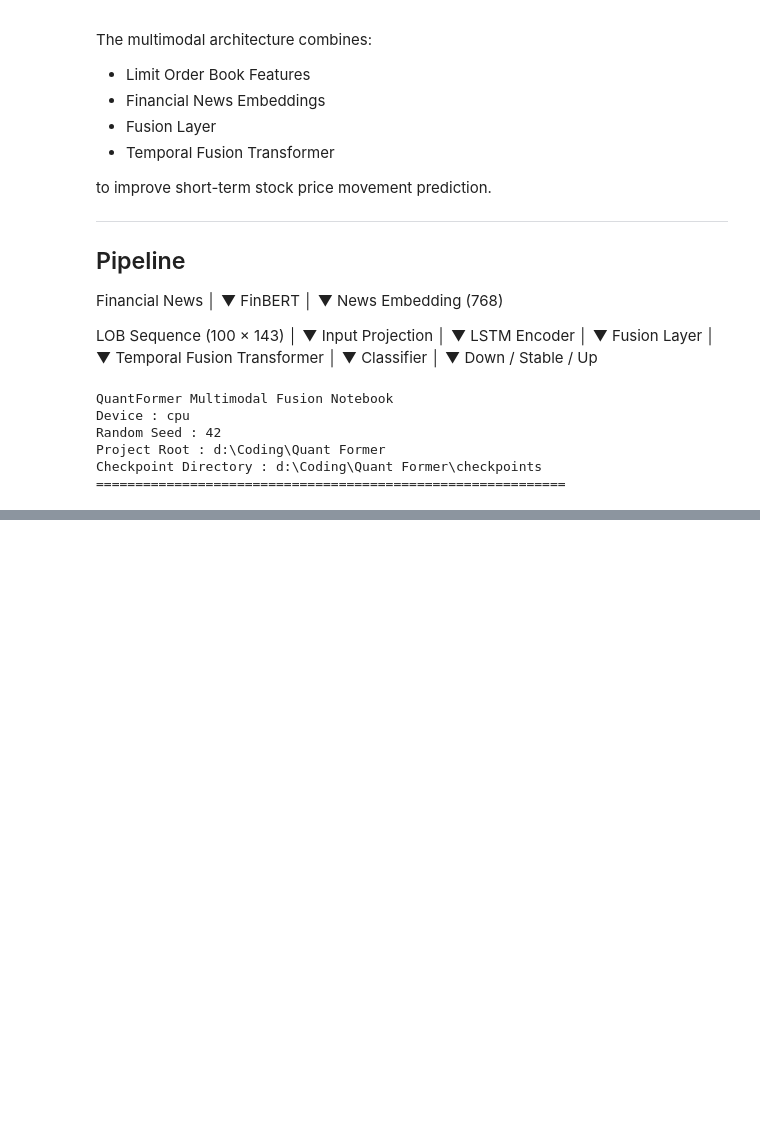
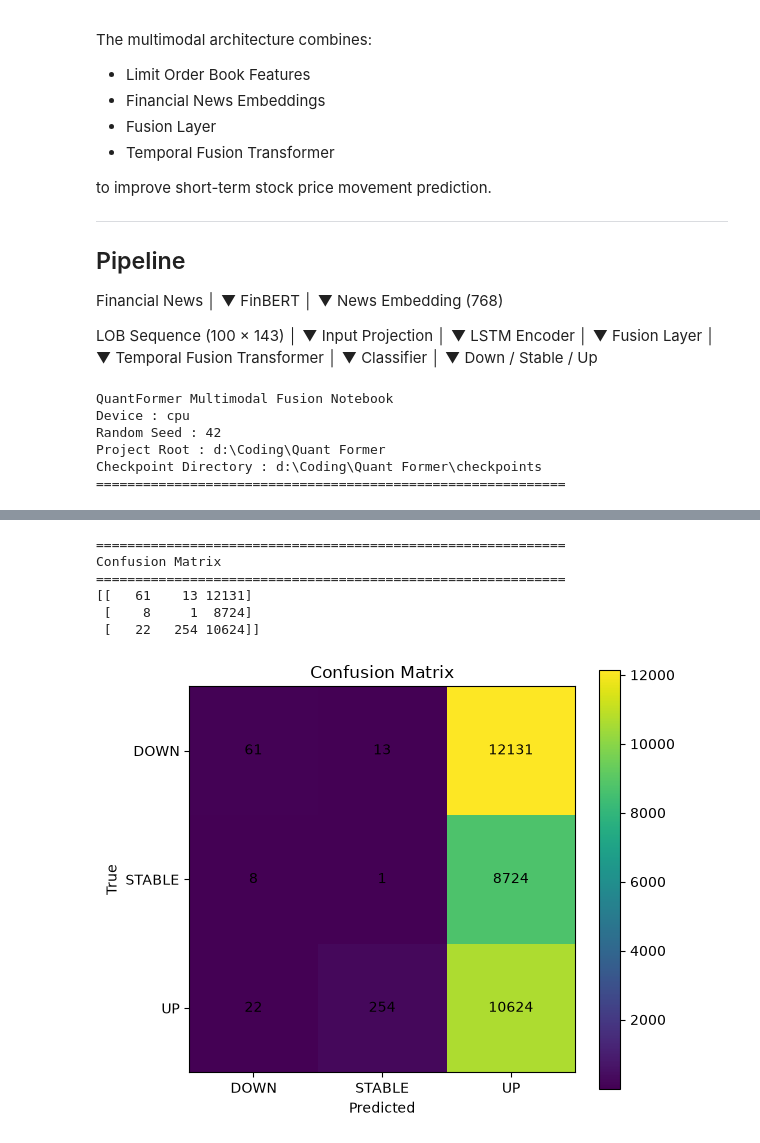
Before and after one commit to Devansh1-tech/QuantFormer-Multimodal-Order-Book-Sentiment-Transformer, a Jupyter notebook: notebooks/07_Fusion_Model.ipynb, the cells around one changed output, grey strips where cells are left out. Cells and saved outputs as stored; diff of their text form; code cells hidden in the pictures; blank space fills up the shorter version.

```diff
--- a/notebooks/07_Fusion_Model.ipynb
+++ b/notebooks/07_Fusion_Model.ipynb
@@ -247,0 +2090,6 @@ print("=" * 60)
+# %%
+from tqdm import tqdm
+
+all_predictions = []
+all_labels = []
+all_confidences = []
@@ -247,0 +2288,59 @@ print("=" * 60)
+# %%
+from sklearn.metrics import confusion_matrix
+
+cm = confusion_matrix(
+    all_labels,
+    all_predictions
+)
+
+print("="*60)
+print("Confusion Matrix")
+print("="*60)
+
+print(cm)
+# %% [output]
+============================================================
+Confusion Matrix
+============================================================
+[[   61    13 12131]
+ [    8     1  8724]
+ [   22   254 10624]]
+# %%
+import matplotlib.pyplot as plt
+
+plt.figure(figsize=(6,5))
+
+plt.imshow(cm)
+
+plt.title("Confusion Matrix")
+
+plt.colorbar()
+
+plt.xticks(
+    range(3),
+    class_names
+)
+
+plt.yticks(
+    range(3),
+    class_names
+)
+
+plt.xlabel("Predicted")
+
+plt.ylabel("True")
+
+for i in range(cm.shape[0]):
+    for j in range(cm.shape[1]):
+        plt.text(
+            j,
+            i,
+            str(cm[i, j]),
+            ha="center",
+            va="center"
+        )
+
+plt.tight_layout()
+plt.show()
+# %% [output]
+[figure, added]
```
Also changed, not shown: parts of 112 cells of this notebook, 3 other files.
